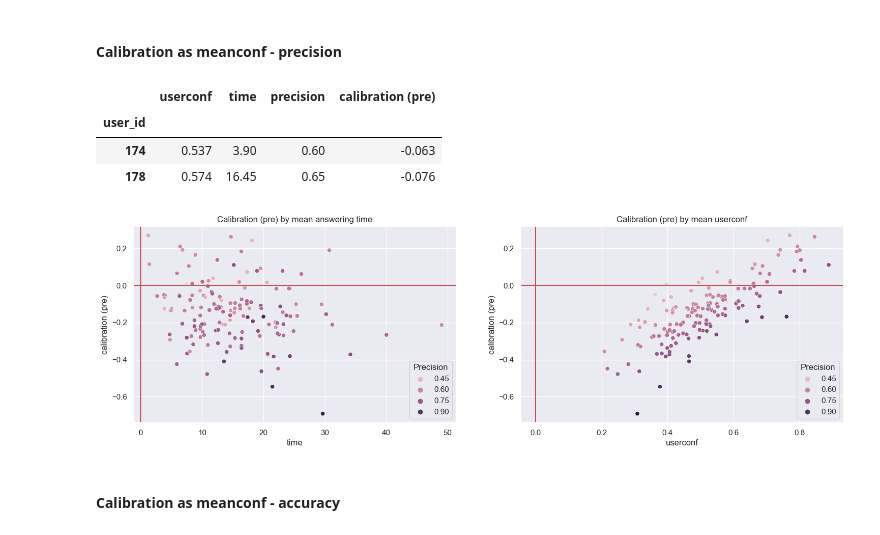
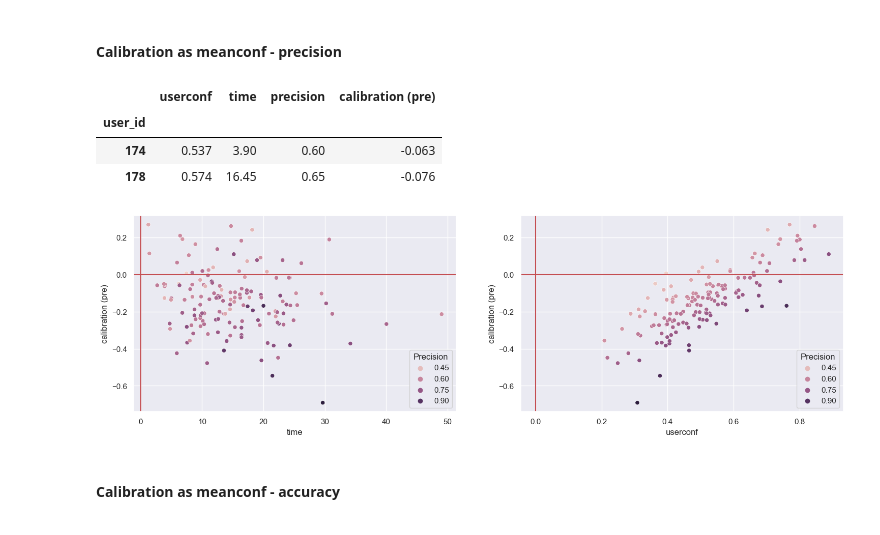
Before and after one commit to MatanSolomon01/LOUC---leave-one-out-calibration, a Jupyter notebook: calibration.ipynb, the cells around one changed output. Cells and saved outputs as stored; diff of their text form; code cells hidden in the pictures.

Commit message:
Updated figures

```diff
--- a/calibration.ipynb
+++ b/calibration.ipynb
@@ -11,13 +11,8 @@ import matplotlib.pyplot as plt
 from sklearn.metrics import confusion_matrix
 sns.set()
 pd.set_option('display.max_columns', None)
-# import os
-# import datetime
-# from datetime import datetime
-# import math
 
-# from tqdm import tqdm
-# from scipy.stats import pearsonr
+titles = False
 # %%
 data = pkl.load(open('data/data.pkl','rb'))
 data.head()
@@ -74,30 +69,30 @@ data.head()
 # %%
 means = data.loc[data['confusion'].isin(['TP', 'FP']), ['user_id', 'userconf', 'time', 'correct']].groupby('user_id').mean()
 means = means.rename(columns={'correct':'precision'})
 means['calibration (pre)'] = means['userconf'] - means['precision']
 display(means.head(2))
 
 fig, axes = plt.subplots(1,2, figsize=(18,5))
 
 graph = sns.scatterplot(means, x='time', y='calibration (pre)', hue='precision', ax=axes[0])
-graph.set(title='Calibration (pre) by mean answering time')
+graph.set(title='Calibration (pre) by mean answering time' if titles else "")
 graph.axhline(y=0, c='r')
 graph.axvline(x=0, c='r')
 graph.legend(loc='lower right', title="Precision")
 
 graph = sns.scatterplot(means, x='userconf', y='calibration (pre)', hue='precision', ax=axes[1])
-graph.set(title='Calibration (pre) by mean userconf')
+graph.set(title='Calibration (pre) by mean userconf' if titles else "")
 graph.axhline(y=0, c='r')
 graph.axvline(x=0, c='r')
 graph.legend(loc='lower right', title="Precision")
 
 plt.show()
 # %% [output]
 |  | userconf | time | precision | calibration (pre) |
 | user_id |  |  |  |  |
 | 174 | 0.537 | 3.90 | 0.60 | -0.063 |
 | 178 | 0.574 | 16.45 | 0.65 | -0.076 |
-[figure, old version]
+[figure, new version]
 # %% [markdown]
 #### Calibration as meanconf - accuracy
 # %%
```
Also changed, not shown: parts of 8 cells of this notebook, 17 other files.
